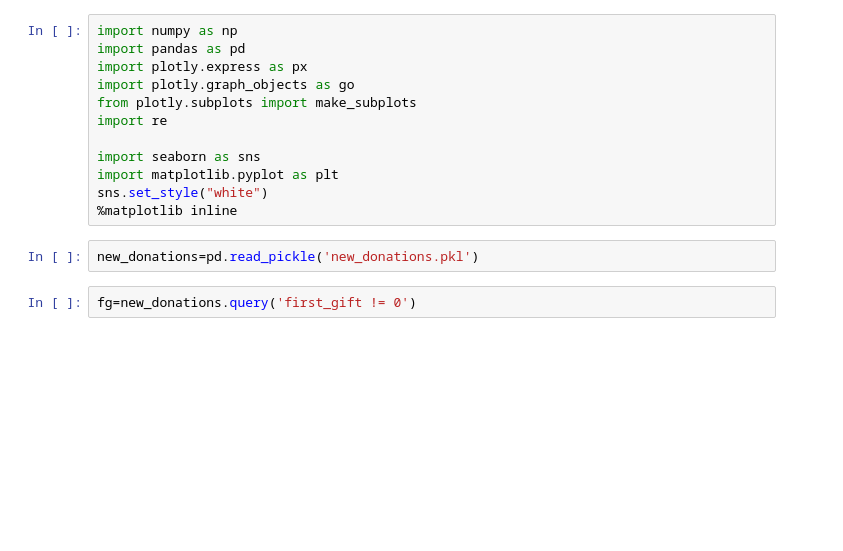
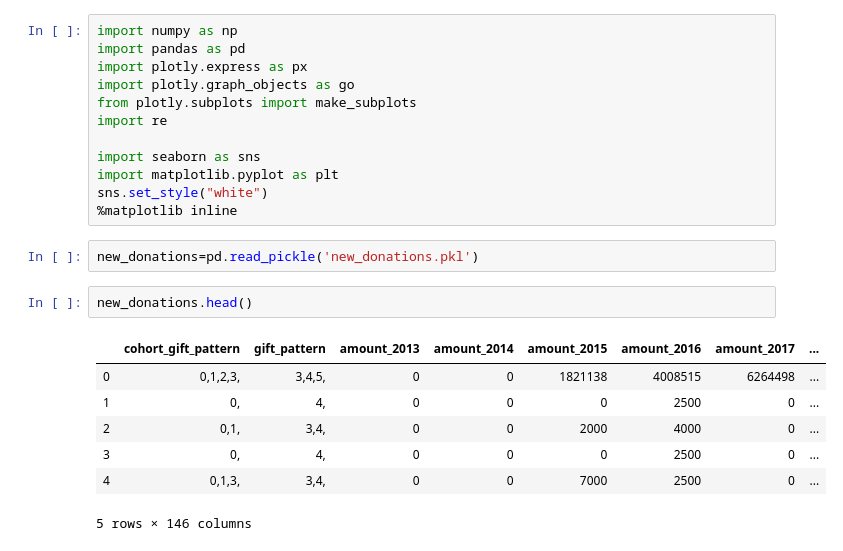
Before and after one commit to erinmarieanderson/donations, a Jupyter notebook: notebooks/Untitled2.ipynb, the cells around one changed output. Saved outputs shown, nothing was run; the diff lists cells and outputs as text; blank space fills up the shorter version.

```diff
--- a/notebooks/Untitled2.ipynb
+++ b/notebooks/Untitled2.ipynb
@@ -12,5 +12,13 @@ sns.set_style("white")
 %matplotlib inline
 # %%
 new_donations=pd.read_pickle('new_donations.pkl')
-# %%
-fg=new_donations.query('first_gift != 0')
+# %%
+new_donations.head()
+# %% [output]
+|  | cohort_gift_pattern | gift_pattern | amount_2013 | amount_2014 | amount_2015 | amount_2016 | amount_2017 | ... |
+| 0 | 0,1,2,3, | 3,4,5, | 0 | 0 | 1821138 | 4008515 | 6264498 | ... |
+| 1 | 0, | 4, | 0 | 0 | 0 | 2500 | 0 | ... |
+| 2 | 0,1, | 3,4, | 0 | 0 | 2000 | 4000 | 0 | ... |
+| 3 | 0, | 4, | 0 | 0 | 0 | 2500 | 0 | ... |
+| 4 | 0,1,3, | 3,4, | 0 | 0 | 7000 | 2500 | 0 | ... |
+5 rows × 146 columns
```
Also changed, not shown: parts of 20 cells of this notebook, 3 other files.
